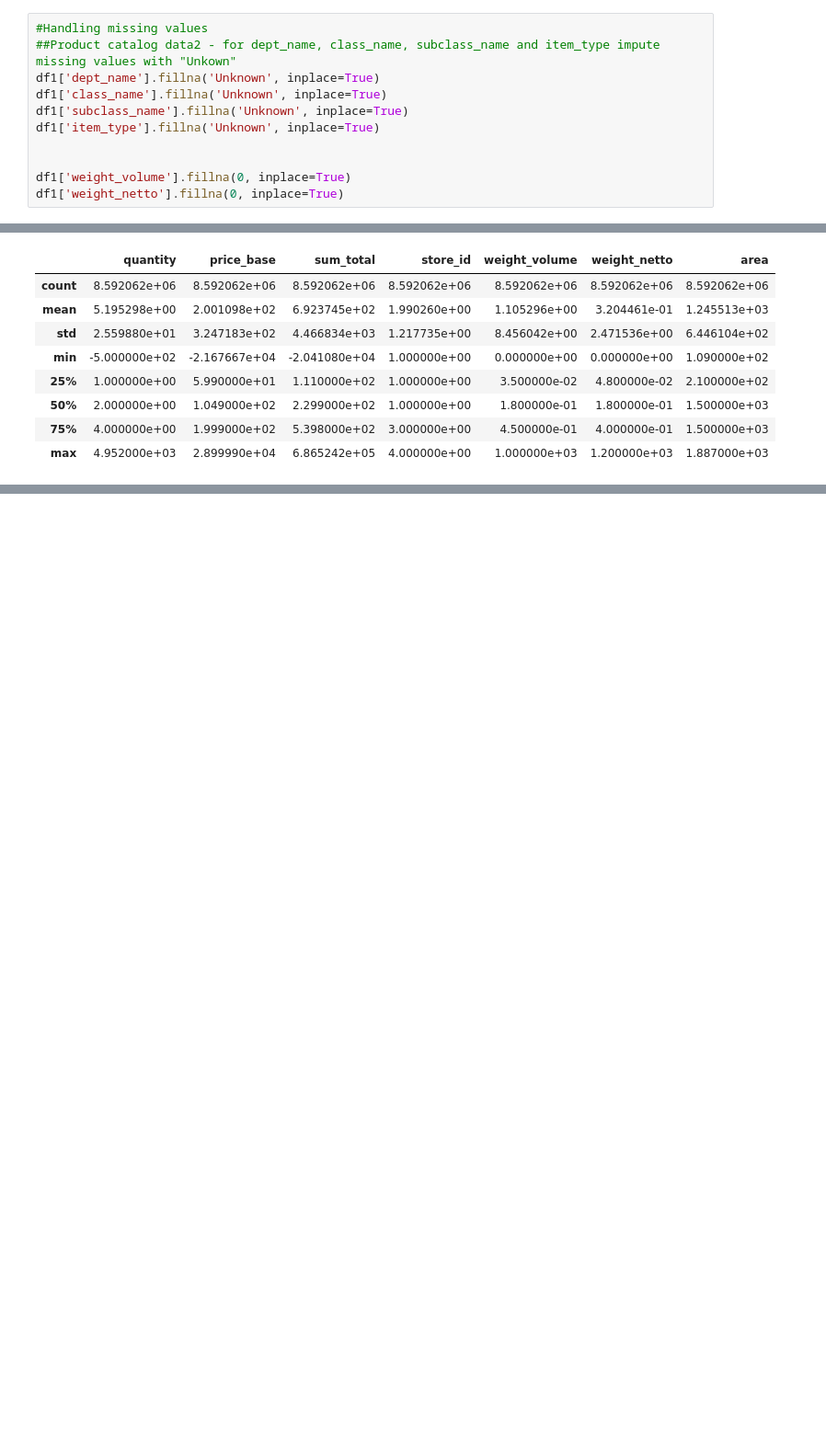
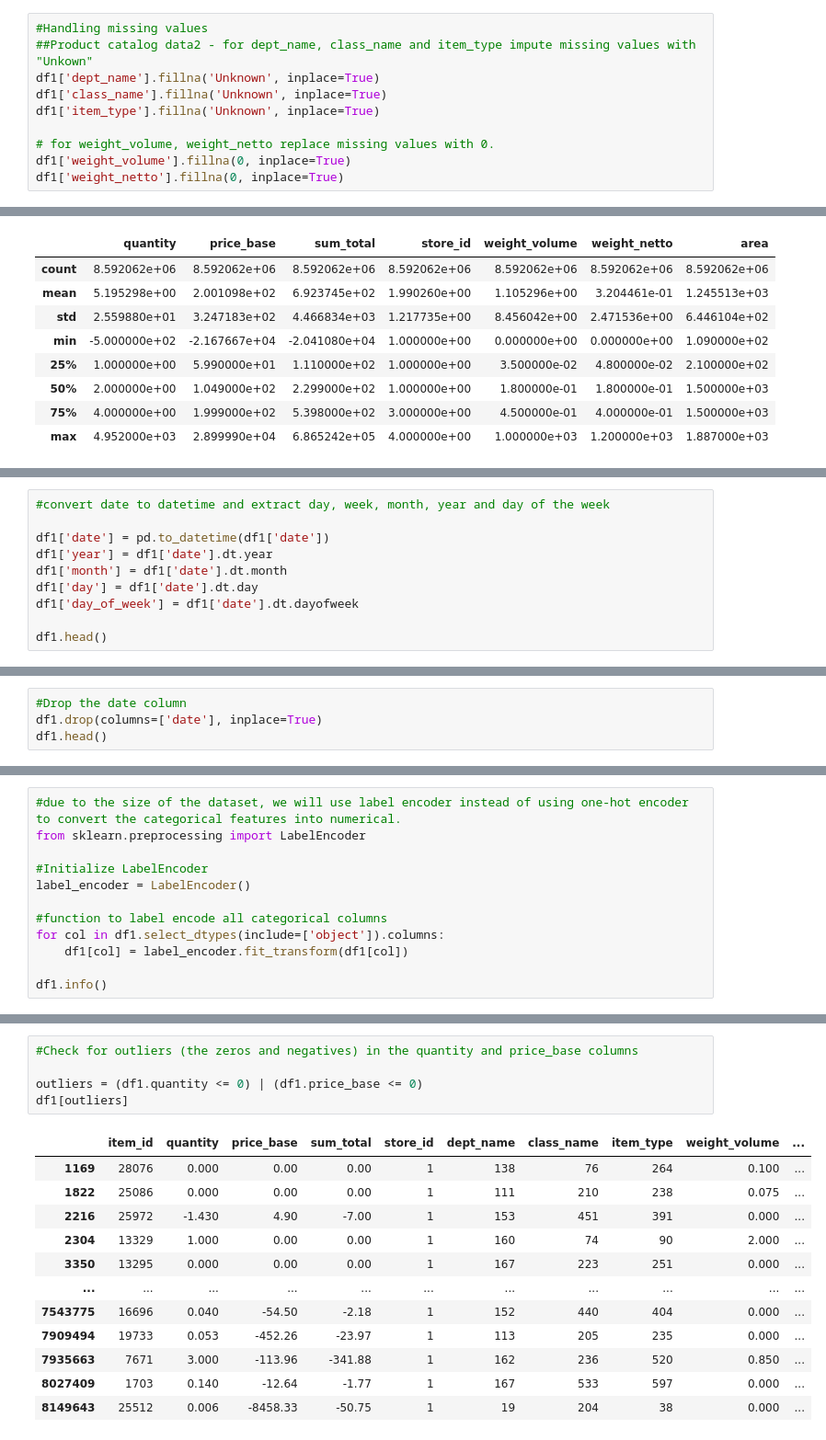
Before and after one commit to reagan-adajo/Capstone_Project, a Jupyter notebook: Project.ipynb, the cells around one changed output, grey strips where cells are left out. Shown at 92% size. Drawn from its saved outputs; the diff is of its cells as text; blank space fills up the shorter version.

```diff
--- a/Project.ipynb
+++ b/Project.ipynb
@@ -490,13 +480,12 @@ Index(['date', 'item_id', 'quantity', 'price_base', 'sum_total', 'store_id',
       dtype='object')
 # %%
 #Handling missing values
-##Product catalog data2 - for dept_name, class_name, subclass_name and item_type impute missing values with "Unkown"
+##Product catalog data2 - for dept_name, class_name and item_type impute missing values with "Unkown"
 df1['dept_name'].fillna('Unknown', inplace=True)
 df1['class_name'].fillna('Unknown', inplace=True)
-df1['subclass_name'].fillna('Unknown', inplace=True)
 df1['item_type'].fillna('Unknown', inplace=True)
 
-
+# for weight_volume, weight_netto replace missing values with 0.
 df1['weight_volume'].fillna(0, inplace=True)
 df1['weight_netto'].fillna(0, inplace=True)
 # %%
@@ -553,0 +544,10 @@ memory usage: 1.0+ GB
+# %%
+#convert date to datetime and extract day, week, month, year and day of the week
+
+df1['date'] = pd.to_datetime(df1['date'])
+df1['year'] = df1['date'].dt.year
+df1['month'] = df1['date'].dt.month
+df1['day'] = df1['date'].dt.day
+df1['day_of_week'] = df1['date'].dt.dayofweek
+
+df1.head()
@@ -553,0 +561,4 @@ memory usage: 1.0+ GB
+# %%
+#Drop the date column
+df1.drop(columns=['date'], inplace=True)
+df1.head()
@@ -553,0 +583,12 @@ memory usage: 1.0+ GB
+# %%
+#due to the size of the dataset, we will use label encoder instead of using one-hot encoder to convert the categorical features into numerical.
+from sklearn.preprocessing import LabelEncoder
+
+#Initialize LabelEncoder
+label_encoder = LabelEncoder()
+
+#function to label encode all categorical columns
+for col in df1.select_dtypes(include=['object']).columns:
+    df1[col] = label_encoder.fit_transform(df1[col])
+
+df1.info()
@@ -553,0 +613,18 @@ memory usage: 1.0+ GB
+# %%
+#Check for outliers (the zeros and negatives) in the quantity and price_base columns
+
+outliers = (df1.quantity <= 0) | (df1.price_base <= 0)
+df1[outliers]
+# %% [output]
+|  | item_id | quantity | price_base | sum_total | store_id | dept_name | class_name | item_type | weight_volume | ... |
+| 1169 | 28076 | 0.000 | 0.00 | 0.00 | 1 | 138 | 76 | 264 | 0.100 | ... |
+| 1822 | 25086 | 0.000 | 0.00 | 0.00 | 1 | 111 | 210 | 238 | 0.075 | ... |
+| 2216 | 25972 | -1.430 | 4.90 | -7.00 | 1 | 153 | 451 | 391 | 0.000 | ... |
+| 2304 | 13329 | 1.000 | 0.00 | 0.00 | 1 | 160 | 74 | 90 | 2.000 | ... |
+| 3350 | 13295 | 0.000 | 0.00 | 0.00 | 1 | 167 | 223 | 251 | 0.000 | ... |
+| ... | ... | ... | ... | ... | ... | ... | ... | ... | ... | ... |
+| 7543775 | 16696 | 0.040 | -54.50 | -2.18 | 1 | 152 | 440 | 404 | 0.000 | ... |
+| 7909494 | 19733 | 0.053 | -452.26 | -23.97 | 1 | 113 | 205 | 235 | 0.000 | ... |
+| 7935663 | 7671 | 3.000 | -113.96 | -341.88 | 1 | 162 | 236 | 520 | 0.850 | ... |
+| 8027409 | 1703 | 0.140 | -12.64 | -1.77 | 1 | 167 | 533 | 597 | 0.000 | ... |
+| 8149643 | 25512 | 0.006 | -8458.33 | -50.75 | 1 | 19 | 204 | 38 | 0.000 | ... |
```
Also changed, not shown: parts of 24 cells of this notebook.
